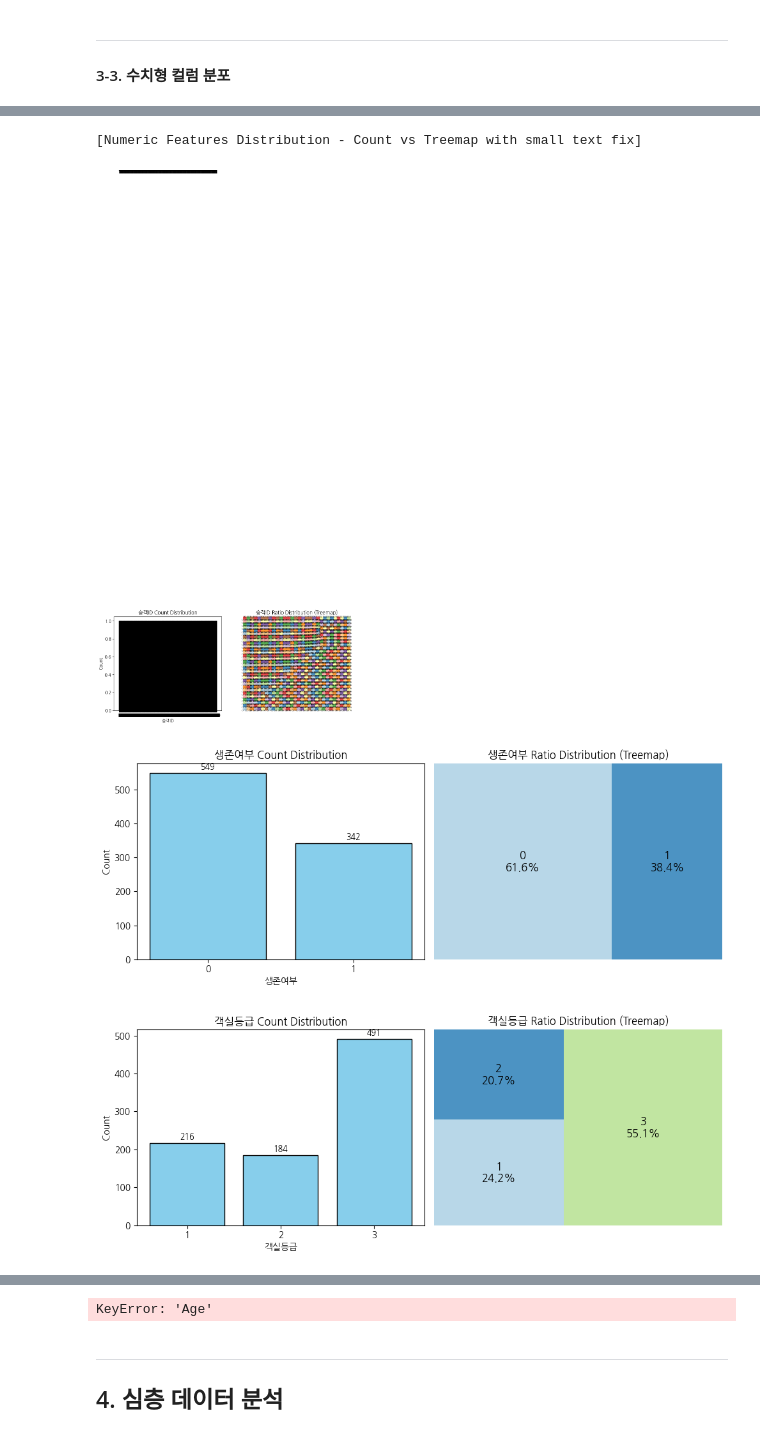
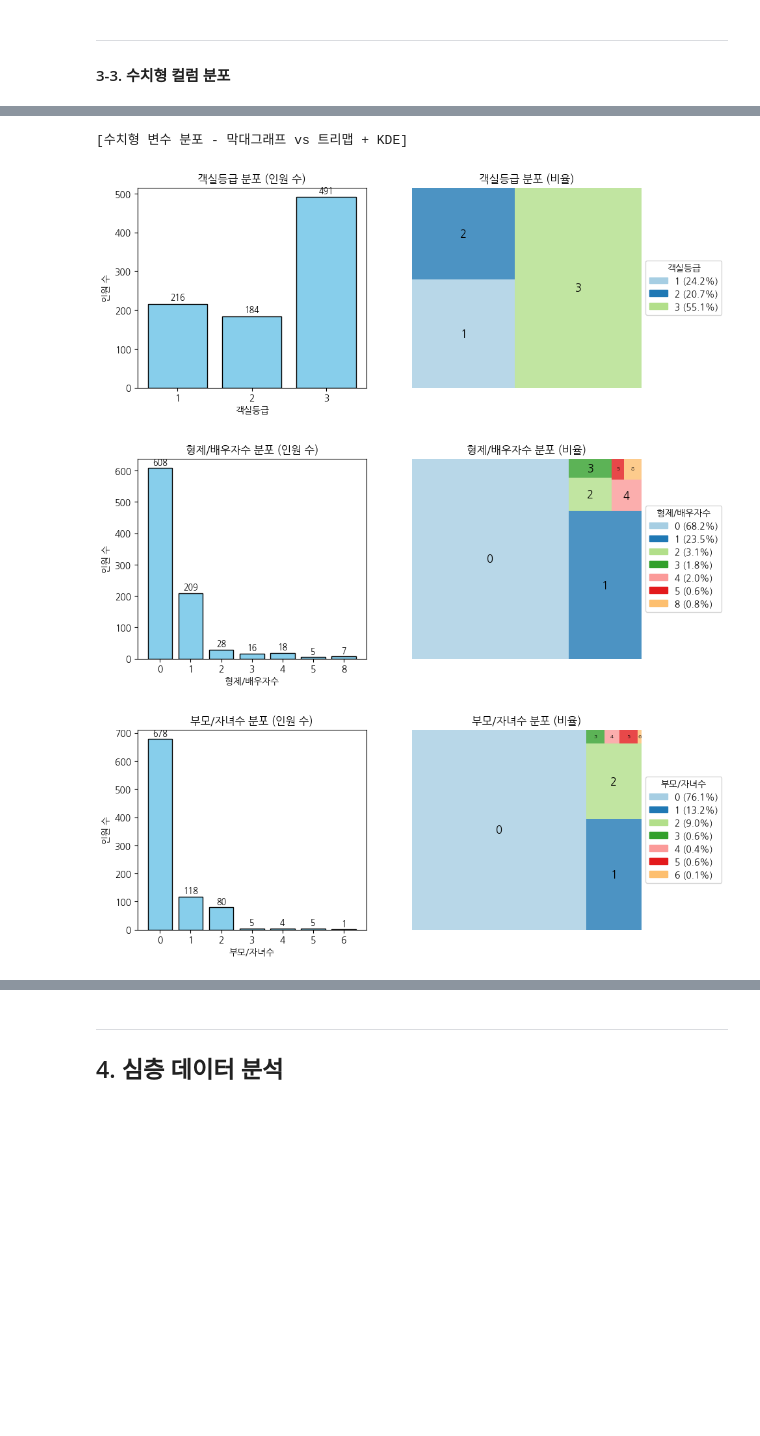
Before and after one commit to JyoARa/Machine-Learning, a Jupyter notebook: Project/Titanic/Titianic_DataAnalysis.ipynb, the cells around one changed output, grey strips where cells are left out. Saved outputs shown, nothing was run; the diff lists cells and outputs as text; code cells hidden in the pictures; blank space fills up the shorter version.

```diff
--- a/Project/Titanic/Titianic_DataAnalysis.ipynb
+++ b/Project/Titanic/Titianic_DataAnalysis.ipynb
@@ -365,16 +382,17 @@ for c in cat_cols:
 # %%
 import matplotlib.pyplot as plt
+import numpy as np
 
 print("[범주형 분포 시각화]")
 
 # 분석할 범주형 컬럼 목록
-cat_cols = [c for c in ["Pclass", "Sex", "Embarked"] if c in df_kor.columns]
+cat_cols = [c for c in ["객실등급", "성별", "승선항구"] if c in df_kor.columns]
 
 # 컬럼별 색상 매핑 사전
 color_maps = {
-    "Pclass": {1: "#66c2a5", 2: "#fc8d62", 3: "#8da0cb"},
-    "Sex": {"male": "#1f78b4", "female": "#e31a1c"},
-    "Embarked": {"C": "#33a02c", "Q": "#ff7f00", "S": "#6a3d9a", np.nan: "gray"}
+    "객실등급": {1: "#66c2a5", 2: "#fc8d62", 3: "#8da0cb"},
+    "성별": {"male": "#1f78b4", "female": "#e31a1c", "남성": "#1f78b4", "여성": "#e31a1c"},
+    "승선항구": {"C": "#33a02c", "Q": "#ff7f00", "S": "#6a3d9a", np.nan: "gray"}
 }
 
 for c in cat_cols:
@@ -389,12 +407,12 @@ for c in cat_cols:
     # subplot 생성 (1행 2열)
     fig, axes = plt.subplots(1, 2, figsize=(10, 4))
 
-    # --- (1) 막대그래프 (개수) ---
+    # --- (1) 막대그래프 (인원수) ---
     bars = axes[0].bar(counts.index.astype(str), counts.values,
                        color=colors, edgecolor="black")
-    axes[0].set_title(f"{c} Distribution (Count)")
+    axes[0].set_title(f"{c} 분포 (인원수)")
     axes[0].set_xlabel(c)
-    axes[0].set_ylabel("Count")
+    axes[0].set_ylabel("인원수")
 
     # 막대 위에 숫자 표시
     for bar in bars:
@@ -411,7 +429,7 @@ for c in cat_cols:
         startangle=90,
         counterclock=False
     )
-    axes[1].set_title(f"{c} Distribution (Ratio)")
+    axes[1].set_title(f"{c} 분포 (비율)")
 
     plt.tight_layout()
     plt.show()
@@ -474,15 +502,15 @@ import squarify
 import numpy as np
 from scipy.stats import gaussian_kde
 
-print("[Numeric Features Distribution - Count vs Treemap with small text fix]")
+print("[수치형 변수 분포 - 막대그래프 vs 트리맵 + KDE]")
 
 # 수치형 컬럼 추출 (타깃과 ID 제외)
 num_cols = df_kor.select_dtypes(include=[np.number]).columns.tolist()
-exclude_cols = ["Survived", "PassengerId"]
+exclude_cols = ["생존여부", "승객ID"]  # ✅ 한글 컬럼명 기준
 num_cols = [c for c in num_cols if c not in exclude_cols]
 
 # 연속형 / 이산형 변수 구분
-continuous_cols = ["Age", "Fare"]  # 연속형
+continuous_cols = ["나이", "요금"]  # 연속형
 discrete_cols = [c for c in num_cols if c not in continuous_cols]  # 이산형
 
 # --- 이산형 변수 시각화 ---
@@ -492,61 +520,73 @@ for c in discrete_cols:
 
     fig, axes = plt.subplots(1, 2, figsize=(10, 4))
 
-    # (1) Count plot (막대그래프)
+    # (1) 막대그래프 (인원 수)
     bars = axes[0].bar(counts.index.astype(str), counts.values, color="skyblue", edgecolor="black")
     for i, v in enumerate(counts.values):
         axes[0].text(i, v + 5, str(v), ha="center", va="bottom", fontsize=9, fontweight="bold")
-    axes[0].set_title(f"{c} Count Distribution")
+    axes[0].set_title(f"{c} 분포 (인원 수)")
     axes[0].set_xlabel(c)
-    axes[0].set_ylabel("Count")
+    axes[0].set_ylabel("인원 수")
 
-    # (2) Treemap (비율, 작은 값은 글씨 축소)
-    labels = [f"{idx}\n{val:.1%}" for idx, val in zip(ratios.index, ratios.values)]
+    # (2) 트리맵 (비율은 범례에만 표시, 그림에는 값만 표시)
+    labels = [str(idx) for idx in ratios.index]
+    colors = plt.cm.Paired.colors[:len(ratios)]
+
     squarify.plot(
         sizes=ratios.values,
         label=labels,
-        color=plt.cm.Paired.colors[:len(ratios)],
+        color=colors,
         alpha=0.8,
         ax=axes[1],
         text_kwargs={'fontsize': 12, 'weight': 'bold'}
     )
-    # 1% 이하 값만 글씨 크기 줄이기
+
+    # 작은 값은 글씨 축소
     for t, val in zip(axes[1].texts, ratios.values):
         if val < 0.01:
-            t.set_fontsize(6)   # 작은 글씨
+            t.set_fontsize(6)
             t.set_color("black")
 
-    axes[1].set_title(f"{c} Ratio Distribution (Treemap)")
+    axes[1].set_title(f"{c} 분포 (비율)")
     axes[1].axis("off")
 
-    plt.tight_layout()
-    plt.show()
+    # 범례 (값 + 비율%)
+    legend_labels = [f"{idx} ({val:.1%})" for idx, val in zip(ratios.index, ratios.values)]
+
+    axes[1].legend(
+        handles=[plt.Rectangle((0,0),1,1, color=col) for col in colors],
+        labels=legend_labels,
+        title=c,
+        loc="center left",
+        bbox_to_anchor=(1, 0.5)
+    )
+
 
 # --- 연속형 변수 시각화 ---
 for c in continuous_cols:
     data = df_kor[c].dropna()
 
     fig, axes = plt.subplots(1, 2, figsize=(10, 4))
 
-    # (1) Histogram (빈도수)
+    # (1) 히스토그램 (인원 수)
     axes[0].hist(data, bins=20, color="skyblue", edgecolor="black", alpha=0.6)
-    axes[0].set_title(f"{c} Count Distribution")
+    axes[0].set_title(f"{c} 분포 (인원 수)")
     axes[0].set_xlabel(c)
-    axes[0].set_ylabel("Count")
+    axes[0].set_ylabel("인원 수")
 
-    # (2) Histogram (밀도 + KDE 추세선)
+    # (2) 히스토그램 (밀도 + KDE 추세선)
     axes[1].hist(data, bins=20, density=True, color="skyblue", edgecolor="black", alpha=0.6)
     kde = gaussian_kde(data)
     x_vals = np.linspace(data.min(), data.max(), 200)
     axes[1].plot(x_vals, kde(x_vals), color="darkblue", linewidth=2)
-    axes[1].set_title(f"{c} Ratio Distribution (Density)")
+    axes[1].set_title(f"{c} 분포 (밀도)")
     axes[1].set_xlabel(c)
-    axes[1].set_ylabel("Density")
+    axes[1].set_ylabel("밀도")
 
     plt.tight_layout()
     plt.show()
 # %% [output]
-[Numeric Features Distribution - Count vs Treemap with small text fix]
+[수치형 변수 분포 - 막대그래프 vs 트리맵 + KDE]
-[figure, old version]
+[figure, new version]
-[figure, old version]
+[figure, new version]
-[figure, old version]
+[figure, new version]
@@ -557,4 +595,3 @@ for c in continuous_cols:
-KeyError: 'Age'
 # %% [markdown]
 ---
 
```
Also changed, not shown: parts of 10 cells of this notebook.
